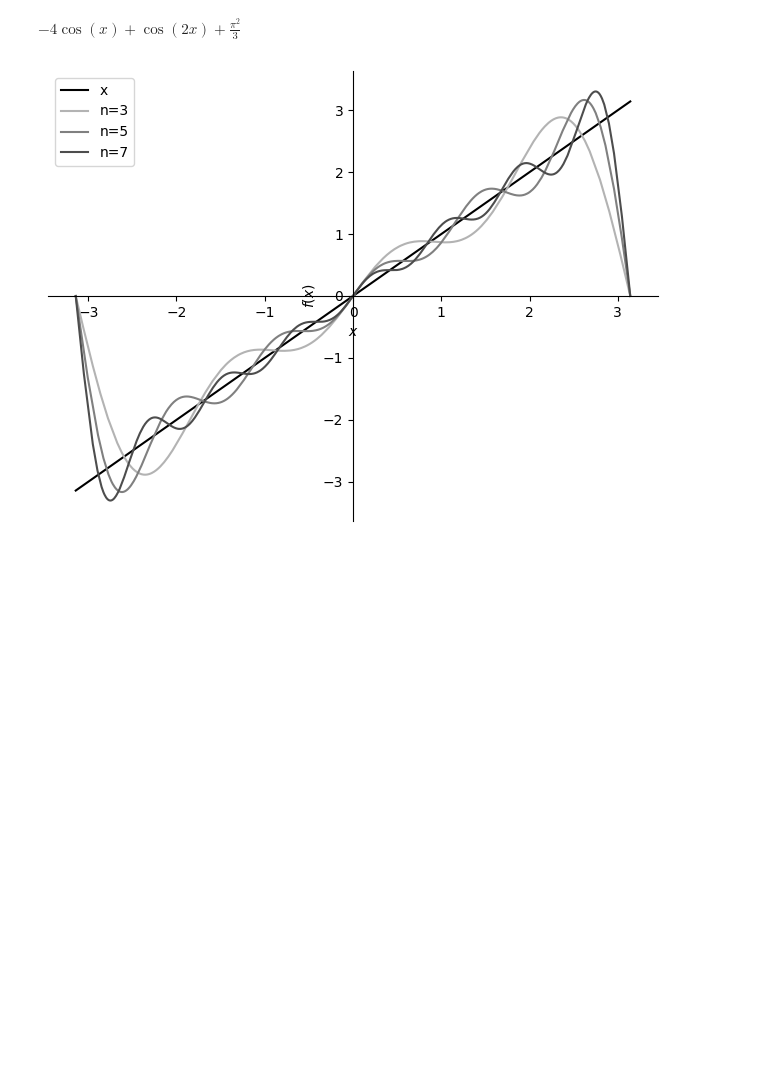
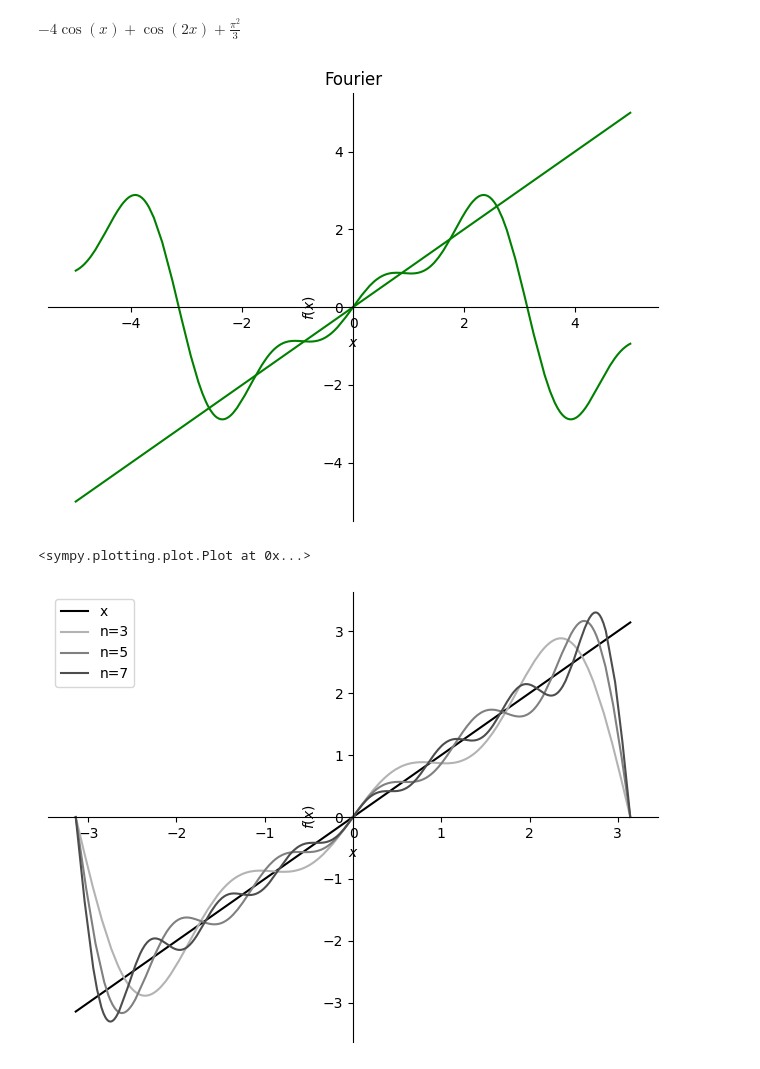
Before and after one commit to Felipe-Pinto/python_para_exatas, a Jupyter notebook: Cálculo com Sympy.ipynb, the cells around one changed output. Cells and saved outputs as stored; diff of their text form; code cells hidden in the pictures; blank space fills up the shorter version.

```diff
--- a/Cálculo com Sympy.ipynb
+++ b/Cálculo com Sympy.ipynb
@@ -475,6 +486,11 @@ s1 = s.truncate(n = 3)
 s2 = s.truncate(n = 5)
 s3 = s.truncate(n = 7)
 p = plot(f, s1, s2, s3, (x, -pi, pi), show=False, legend=True)
+# %%
+plot(f,s1, (f, -5, 5), line_color='green', title='Fourier',)
+# %% [output]
+[figure, added]
+<sympy.plotting.plot.Plot at 0x...>
 # %%
 p[0].line_color = (0, 0, 0)
 p[0].label = 'x'
```
Also changed, not shown: parts of 58 cells of this notebook.
